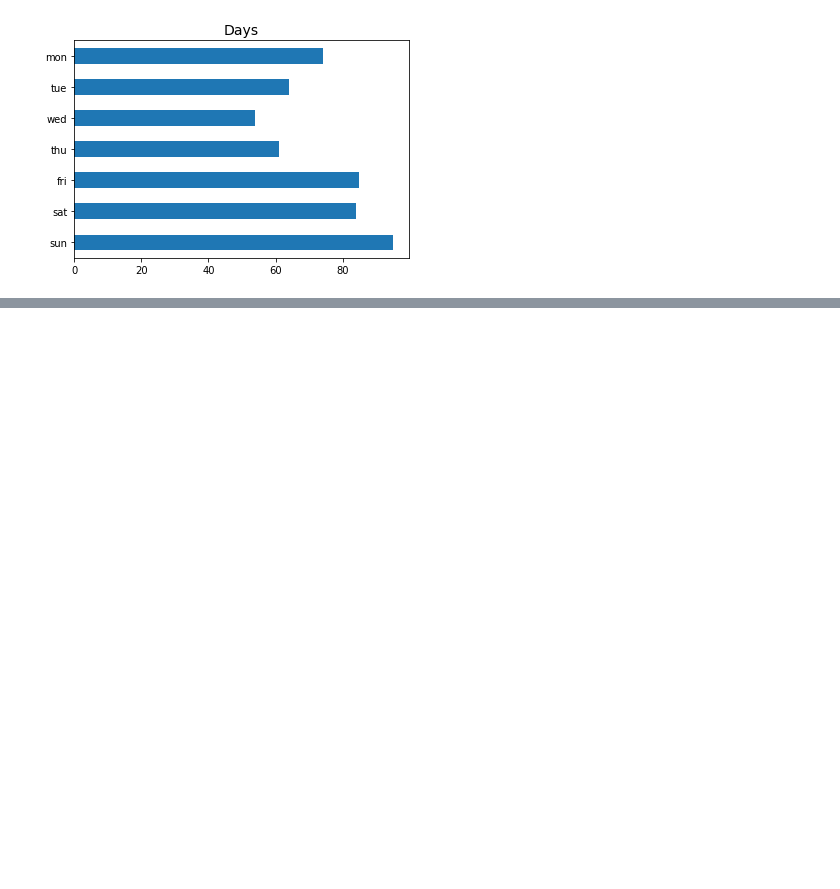
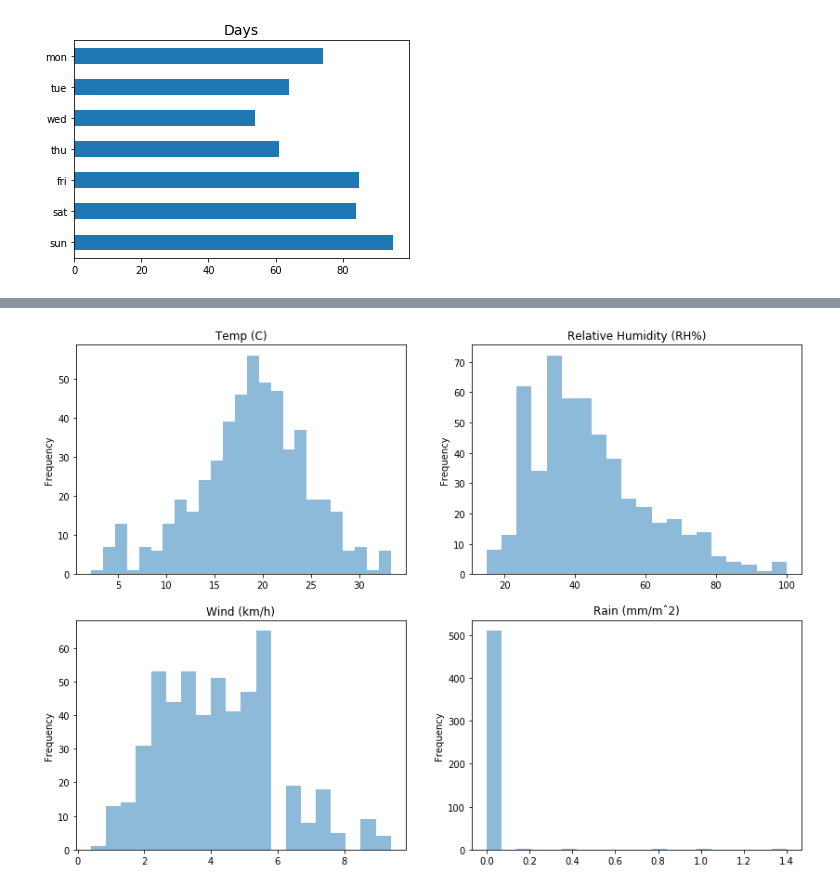
Before and after one commit to leanguardia/msc-project-pipelines, a Jupyter notebook: Reg - Fire Forests.ipynb, the cells around one changed output, grey strips where cells are left out. Cells and saved outputs as stored; diff of their text form; code cells hidden in the pictures; blank space fills up the shorter version.

```diff
--- a/Reg - Fire Forests.ipynb
+++ b/Reg - Fire Forests.ipynb
@@ -90,0 +96,6 @@ df[['DMC', 'DC']].plot.hist(ax=ax2, bins=30, alpha=0.5);
+# %%
+# Remove Rain Outliers
+sorted_rain = df.rain.sort_values(ascending=False)
+print(sorted_rain.head(10))
+print(sorted_rain.tail(10))
+df = df[df.rain < 6.0]
@@ -90,0 +120,8 @@ df[['DMC', 'DC']].plot.hist(ax=ax2, bins=30, alpha=0.5);
+# %%
+fig, axes = plt.subplots(2,2, figsize=(14,10))
+df['temp'].plot.hist(ax=axes[0,0], bins=25, alpha=0.5, title='Temp (C)')
+df['RH'].plot.hist(ax=axes[0,1], bins=20, alpha=0.5, title='Relative Humidity (RH%)')
+df['wind'].plot.hist(ax=axes[1,0], bins=20, alpha=0.5, title='Wind (km/h)');
+df['rain'].plot.hist(ax=axes[1,1], bins=20, alpha=0.5, title='Rain (mm/mˆ2)');
+# %% [output]
+[figure, added]
```
Also changed, not shown: parts of 17 cells of this notebook.
